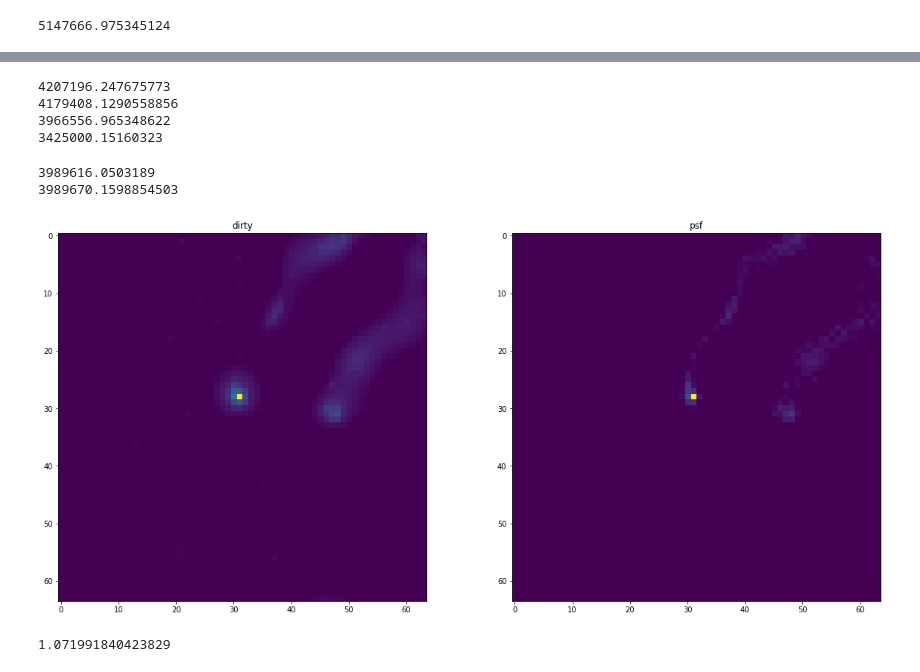
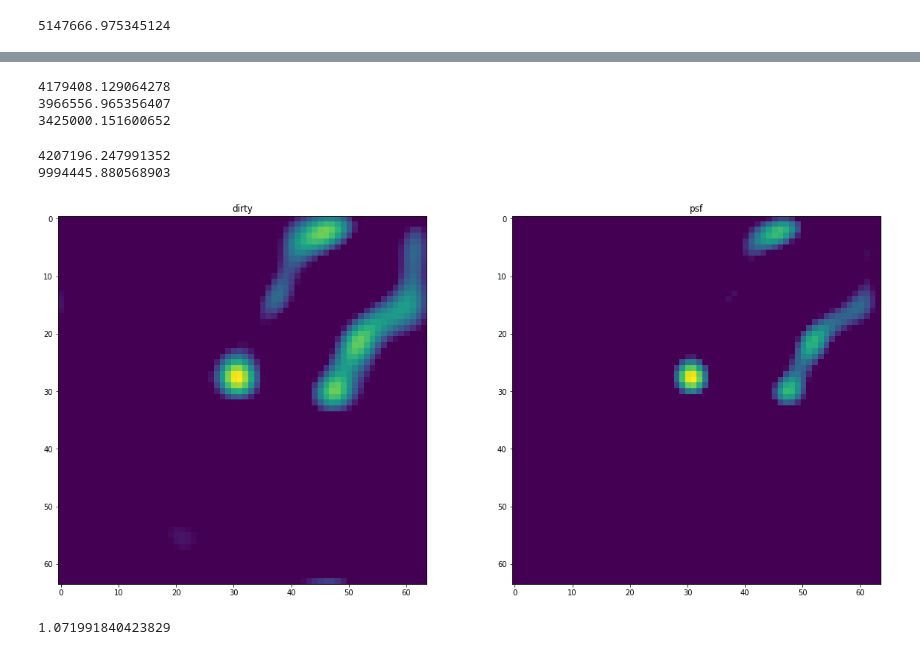
Before and after one commit to lord-blueberry/p8-pipeline, a Jupyter notebook: sandbox/ipython_workspace/CD_Try.ipynb, the cells around one changed output, grey strips where cells are left out. Drawn from its saved outputs; the diff is of its cells as text; code cells hidden in the pictures.

```diff
--- a/sandbox/ipython_workspace/CD_Try.ipynb
+++ b/sandbox/ipython_workspace/CD_Try.ipynb
@@ -411,7 +411,6 @@ def coordinate_descent(res, x, active_set, p, conv, conv_mat, lambda_cs):
                 x_old = x[xi, yi]
                 pix = np.dot(p, np.asarray([xi-32, yi-32]))
 
-                forward_fourier = np.exp((-1.0)*pix)
                 f_col = conv * np.exp(pix)
                 f_r = np.real(f_col)
                 f_i = np.imag(f_col)
@@ -425,21 +424,23 @@ def coordinate_descent(res, x, active_set, p, conv, conv_mat, lambda_cs):
 
                 #soft threshold
                 #if x_new > lambda_cs:
+                '''
+                forward_fourier = np.exp((-1.0)*pix)
                 x_tot = x_new + x_old
                 v_tot = f_col * x_tot
                 x_new = 0
                 for i in range (0, conv_mat.shape[1]):
-                    x_new += np.dot((forward_fourier * conv_mat[:, i]), v_tot)
+                    tmp = np.real(np.dot(forward_fourier * conv_mat[:, i], v_tot)) / res.size
+                    x_new += soft_thresh(tmp, lambda_cs)
 
-
-
-                x_new = soft_thresh(x_new, lambda_cs)
                 x[xi, yi] = x_new
+                '''
+                x_new = soft_thresh(x_new + x_old, lambda_cs)
 
                 diff = x_new - x_old
                 if diff != 0.0:
                     diff_res = f_col*diff
-                    res_out = res_out - f_col*diff
+                    res_out = res_out - diff_res
     return res_out, x
 # %%
 res = y
@@ -478,33 +479,32 @@ x_w0_active = x_w0.copy()
 x_w1_active = x_w1.copy()
 x_c2_active = x_c2.copy()
 
-res, x_w0 = coordinate_descent(res, x_w0, x_w0_active, p_prepped, (1-conv_vis0), lambda_cs)
+res, x_w0 = coordinate_descent(res, x_w0, x_w0_active, p_prepped, (1-conv_vis0), conv_vis_all, lambda_cs)
 print(np.sum(np.square(np.real(res))+np.square(np.imag(res))))
-res, x_w1 = coordinate_descent(res, x_w1, x_w1_active, p_prepped, (1-conv_vis1), lambda_cs)
+res, x_w1 = coordinate_descent(res, x_w1, x_w1_active, p_prepped, (1-conv_vis1), conv_vis_all, lambda_cs)
 print(np.sum(np.square(np.real(res))+np.square(np.imag(res))))
-res, x_c2 = coordinate_descent(res, x_c2, x_c2_active, p_prepped, (conv_vis1), lambda_cs)
+res, x_c2 = coordinate_descent(res, x_c2, x_c2_active, p_prepped, (1-conv_vis0)+(1-conv_vis1)+(conv_vis1), conv_vis_all, lambda_cs)
 print(np.sum(np.square(np.real(res))+np.square(np.imag(res))))
 # %% [output]
-4207196.247675773
-4179408.1290558856
-3966556.965348622
-3425000.15160323
+4179408.129064278
+3966556.965356407
+3425000.151600652
 # %%
 x_2 = x_w0+x_w1+x_c2
 x_active = x_2.copy()
 # %%
 print(np.sum(np.square(np.real(res))+np.square(np.imag(res))))
-res, x_2 = coordinate_descent(res, x_2, x_active, p_prepped, (1-conv_vis0)+(1-conv_vis1)+(conv_vis1), lambda_cs)
+res, x_2 = coordinate_descent(res, x_2, x_active, p_prepped, (1-conv_vis0)+(1-conv_vis1)+(conv_vis1), conv_vis_all, lambda_cs)
 print(np.sum(np.square(np.real(res))+np.square(np.imag(res))))
 # %% [output]
-3989616.0503189
-3989670.1598854503
+4207196.247991352
+9994445.880568903
 # %%
 x_w0_comparison = soft_thresh(x - np.reshape(np.dot(conv_pix0, x.flatten()), dim), lambda_cs)
 # %%
-plot_comparison(x_active, 'dirty', x_2, "psf")
+plot_comparison(x_c2, 'dirty', soft_thresh(x_c2_active, lambda_cs), "psf")
 # %% [output]
-[figure, old version]
+[figure, new version]
 # %%
 x_w0_comparison[x_w0_comparison > 0 ] = 1
 # %%
```
Also changed, not shown: parts of 3 cells of this notebook.
